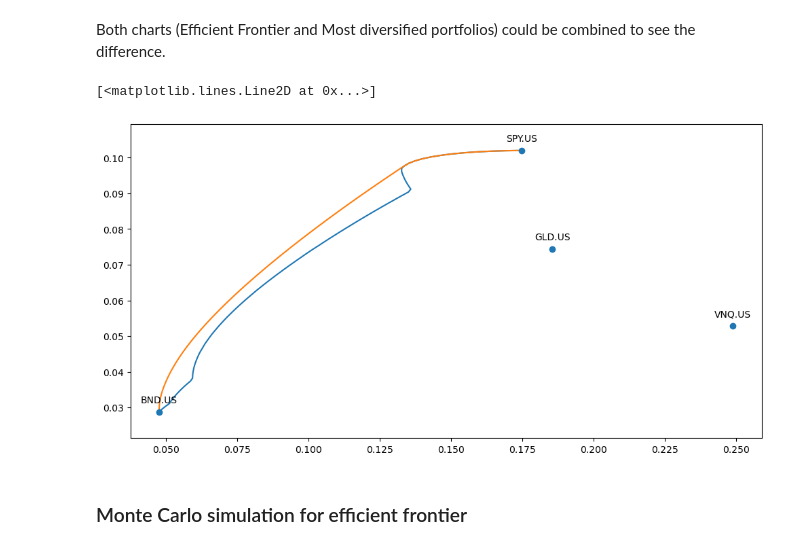
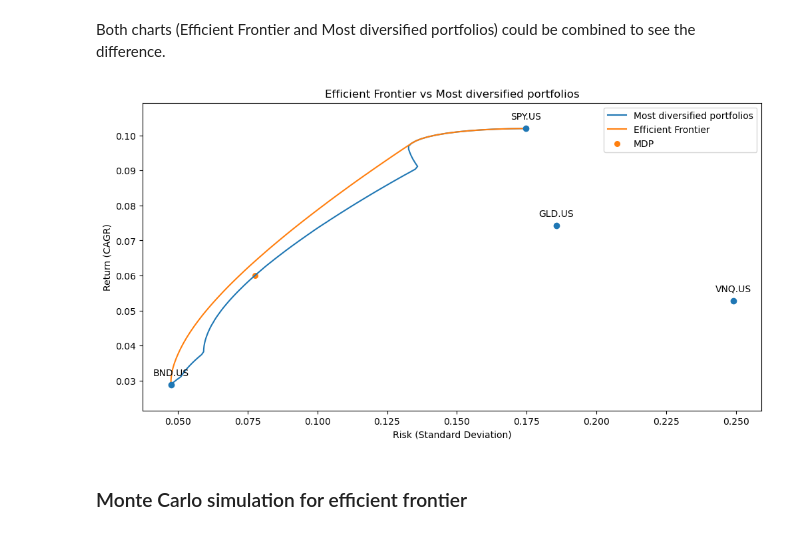
Before and after one commit to mbk-dev/okama, a Jupyter notebook: examples/06 efficient frontier single period.ipynb, the cells around one changed output. Drawn from its saved outputs; the diff is of its cells as text; code cells hidden in the pictures.

```diff
--- a/examples/06 efficient frontier single period.ipynb
+++ b/examples/06 efficient frontier single period.ipynb
@@ -283,14 +283,20 @@ Both charts (Efficient Frontier and Most diversified portfolios) could be combin
 # %%
 df1 = four_assets.mdp_points  # the set of Most diversified portfolios
 df2 = four_assets.ef_points  # the Efficient Frontier points
+mdp = four_assets.get_most_diversified_portfolio()  # the global Most diversified portfolio
 fig = plt.figure()
 four_assets.plot_assets(kind='cagr')
 ax = plt.gca()
-ax.plot(df1['Risk'], df1['CAGR'])
-ax.plot(df2['Risk'], df2['CAGR'])
+ax.plot(df1['Risk'], df1['CAGR'], label='Most diversified portfolios')
+ax.plot(df2['Risk'], df2['CAGR'], label='Efficient Frontier')
+ax.scatter(mdp['Risk'], mdp['CAGR'], s=30, marker='o', label='MDP')
+# Set title, legend and labels for axes
+ax.set_title('Efficient Frontier vs Most diversified portfolios')
+ax.set_xlabel('Risk (Standard Deviation)')
+ax.set_ylabel('Return (CAGR)')
+ax.legend();
 # %% [output]
-[<matplotlib.lines.Line2D at 0x...>]
-[figure, old version]
+[figure, new version]
 # %% [markdown]
 ### Monte Carlo simulation for efficient frontier
 # %% [markdown]
```
Also changed, not shown: parts of 1 cell of this notebook.
